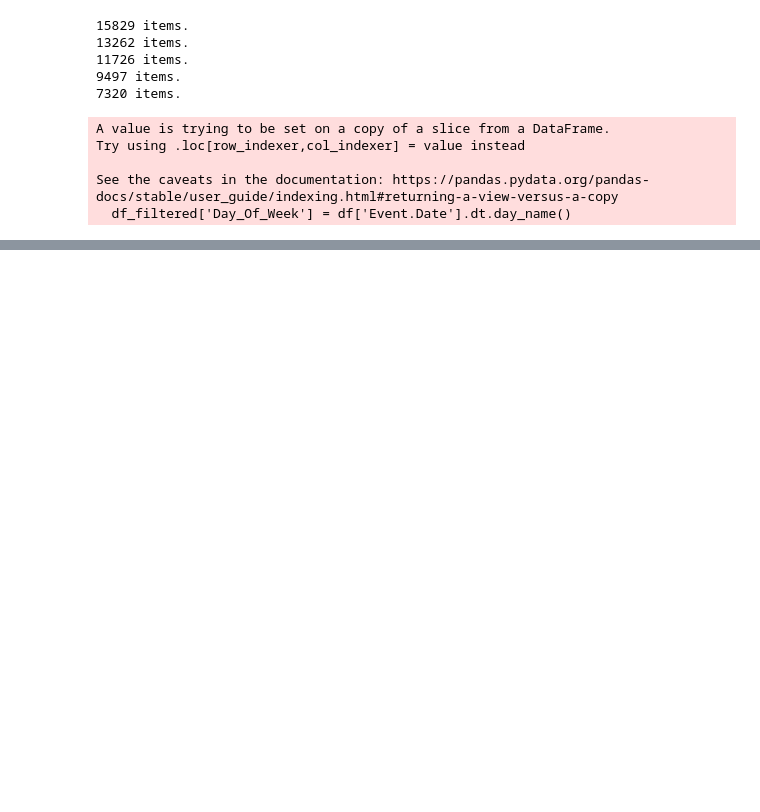
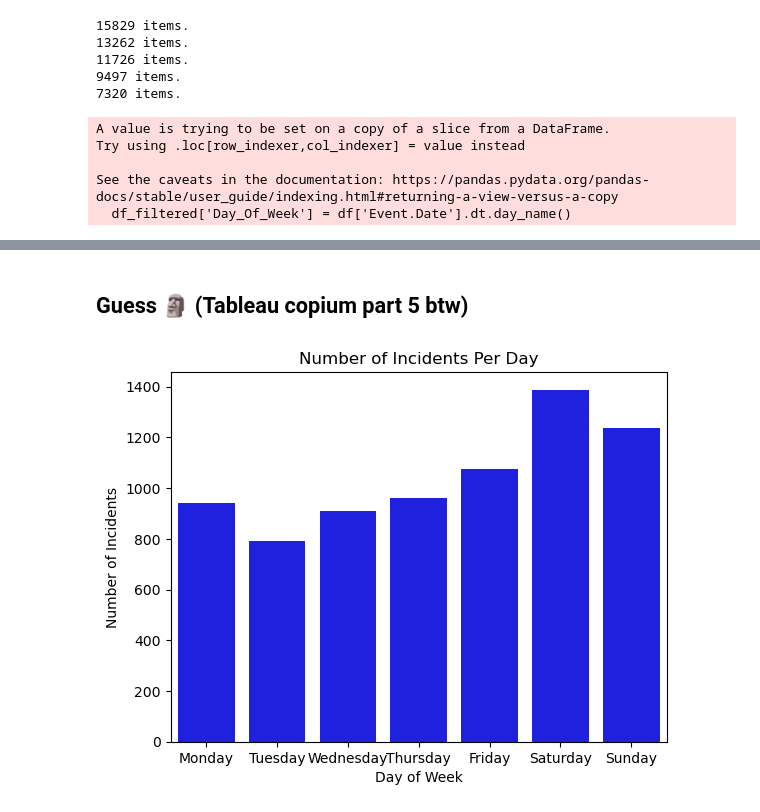
Before and after one commit to alliwar/aircraft_risk, a Jupyter notebook: initial.ipynb, the cells around one changed output, grey strips where cells are left out. Drawn from its saved outputs; the diff is of its cells as text; code cells hidden in the pictures; blank space fills up the shorter version.

```diff
--- a/initial.ipynb
+++ b/initial.ipynb
@@ -314,0 +325,4 @@ The original 670 makes have been reduced to 433 makes.
+# %%
+# Separating the city and state from the Location column and creating a new column for the state
+# (from https://www.kaggle.com/code/tetianalys605/aviation-accidents-python-analysis)
+df_filtered['State'] = df_filtered['Location'].str.split(',').str[1]
@@ -314,0 +451,6 @@ The original 670 makes have been reduced to 433 makes.
+# %%
+# Switching Event Date column to pandas date time
+df_filtered['Event.Date'] = pd.to_datetime(df_filtered['Event.Date'])
+# %%
+# Creating a new column with Day of Week
+df_filtered['Day_Of_Week'] = df['Event.Date'].dt.day_name()
@@ -314,0 +471,2 @@ The original 670 makes have been reduced to 433 makes.
+# %% [markdown]
+## Guess 🗿 (Tableau copium part 5 btw)
@@ -314,0 +477,6 @@ The original 670 makes have been reduced to 433 makes.
+# %%
+# Plotting Number of Incidents per Day of the Week
+plot = sns.countplot(x = 'Day_Of_Week', order = ['Monday','Tuesday','Wednesday','Thursday','Friday','Saturday', 'Sunday'], color = 'b', data = df_filtered)
+plot.set(xlabel = 'Day of Week', ylabel = 'Number of Incidents', title = 'Number of Incidents Per Day');
+# %% [output]
+[figure, added]
```
Also changed, not shown: parts of 38 cells of this notebook.
